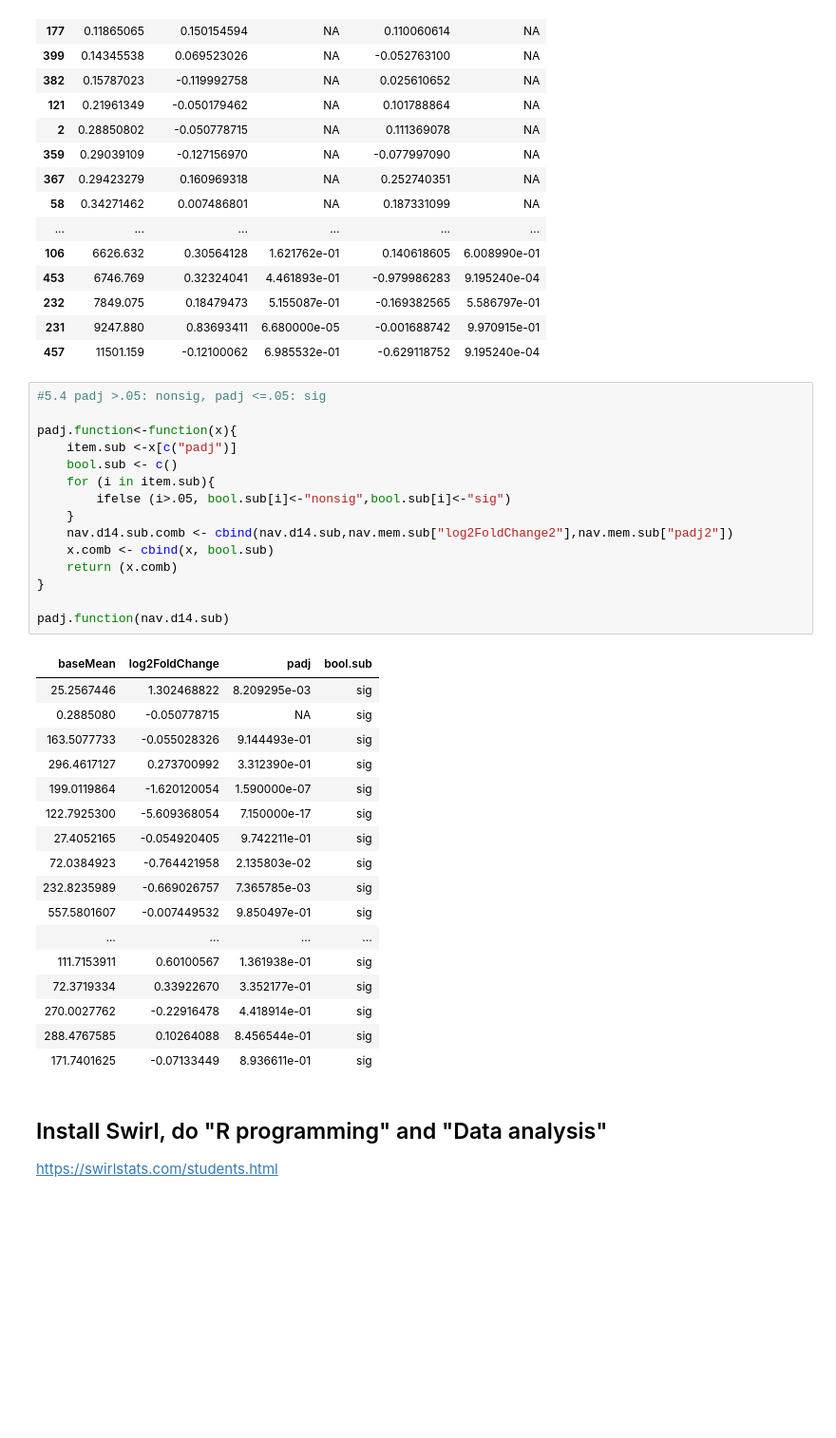
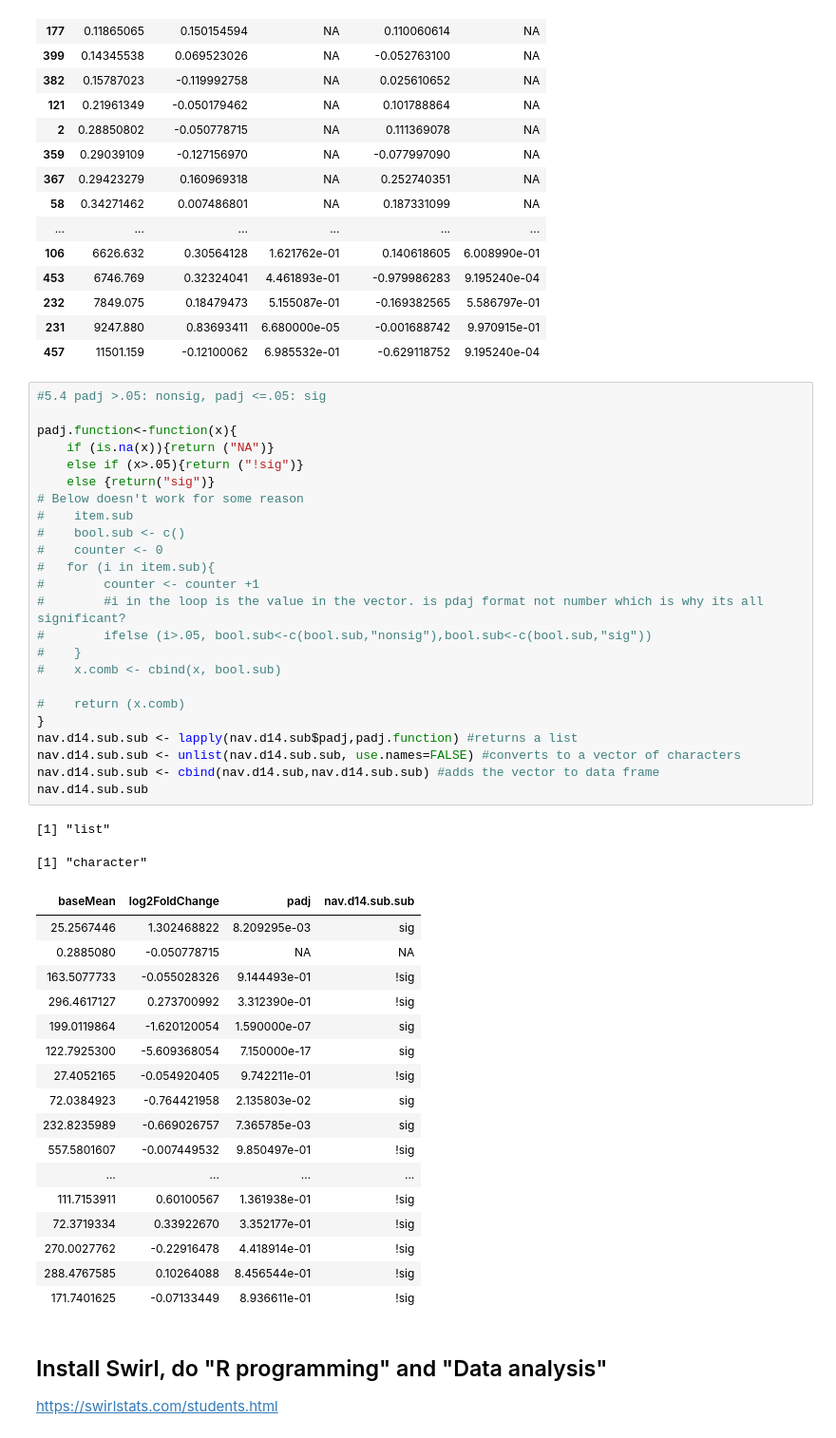
Before and after one commit to turoger/Applied-Bioinformatics-HW, a Jupyter notebook: Unit1-module2-R/R.intro.2.ipynb, the cells around one changed output. Shown at 95% size. Cells and saved outputs as stored; diff of their text form; blank space fills up the shorter version.

```diff
--- a/Unit1-module2-R/R.intro.2.ipynb
+++ b/Unit1-module2-R/R.intro.2.ipynb
@@ -635,39 +635,50 @@ nav.d14.sub.comb.sort
 | 232 | 7849.075 | 0.18479473 | 5.155087e-01 | -0.169382565 | 5.586797e-01 |
 | 231 | 9247.880 | 0.83693411 | 6.680000e-05 | -0.001688742 | 9.970915e-01 |
 | 457 | 11501.159 | -0.12100062 | 6.985532e-01 | -0.629118752 | 9.195240e-04 |
-# %%
-#5.4 padj >.05: nonsig, padj <=.05: sig
-
-padj.function<-function(x){
-    item.sub <-x[c("padj")]
-    bool.sub <- c()
-    for (i in item.sub){
-        ifelse (i>.05, bool.sub[i]<-"nonsig",bool.sub[i]<-"sig")
-    }
-    nav.d14.sub.comb <- cbind(nav.d14.sub,nav.mem.sub["log2FoldChange2"],nav.mem.sub["padj2"])
-    x.comb <- cbind(x, bool.sub)
-    return (x.comb)
-}
-
-padj.function(nav.d14.sub)
-# %% [output]
-| baseMean | log2FoldChange | padj | bool.sub |
-| 25.2567446 | 1.302468822 | 8.209295e-03 | sig |
-| 0.2885080 | -0.050778715 | NA | sig |
-| 163.5077733 | -0.055028326 | 9.144493e-01 | sig |
-| 296.4617127 | 0.273700992 | 3.312390e-01 | sig |
-| 199.0119864 | -1.620120054 | 1.590000e-07 | sig |
-| 122.7925300 | -5.609368054 | 7.150000e-17 | sig |
-| 27.4052165 | -0.054920405 | 9.742211e-01 | sig |
-| 72.0384923 | -0.764421958 | 2.135803e-02 | sig |
-| 232.8235989 | -0.669026757 | 7.365785e-03 | sig |
-| 557.5801607 | -0.007449532 | 9.850497e-01 | sig |
-| ... | ... | ... | ... |
-| 111.7153911 | 0.60100567 | 1.361938e-01 | sig |
-| 72.3719334 | 0.33922670 | 3.352177e-01 | sig |
-| 270.0027762 | -0.22916478 | 4.418914e-01 | sig |
-| 288.4767585 | 0.10264088 | 8.456544e-01 | sig |
-| 171.7401625 | -0.07133449 | 8.936611e-01 | sig |
+# %%
+#5.4 padj >.05: nonsig, padj <=.05: sig
+
+padj.function<-function(x){
+    if (is.na(x)){return ("NA")}
+    else if (x>.05){return ("!sig")}
+    else {return("sig")}
+# Below doesn't work for some reason
+#    item.sub
+#    bool.sub <- c()
+#    counter <- 0
+#   for (i in item.sub){
+#        counter <- counter +1
+#        #i in the loop is the value in the vector. is pdaj format not number which is why its all significant?
+#        ifelse (i>.05, bool.sub<-c(bool.sub,"nonsig"),bool.sub<-c(bool.sub,"sig"))
+#    }
+#    x.comb <- cbind(x, bool.sub)
+
+#    return (x.comb)
+}
+nav.d14.sub.sub <- lapply(nav.d14.sub$padj,padj.function) #returns a list
+nav.d14.sub.sub <- unlist(nav.d14.sub.sub, use.names=FALSE) #converts to a vector of characters
+nav.d14.sub.sub <- cbind(nav.d14.sub,nav.d14.sub.sub) #adds the vector to data frame
+nav.d14.sub.sub
+# %% [output]
+[1] "list"
+[1] "character"
+| baseMean | log2FoldChange | padj | nav.d14.sub.sub |
+| 25.2567446 | 1.302468822 | 8.209295e-03 | sig |
+| 0.2885080 | -0.050778715 | NA | NA |
+| 163.5077733 | -0.055028326 | 9.144493e-01 | !sig |
+| 296.4617127 | 0.273700992 | 3.312390e-01 | !sig |
+| 199.0119864 | -1.620120054 | 1.590000e-07 | sig |
+| 122.7925300 | -5.609368054 | 7.150000e-17 | sig |
+| 27.4052165 | -0.054920405 | 9.742211e-01 | !sig |
+| 72.0384923 | -0.764421958 | 2.135803e-02 | sig |
+| 232.8235989 | -0.669026757 | 7.365785e-03 | sig |
+| 557.5801607 | -0.007449532 | 9.850497e-01 | !sig |
+| ... | ... | ... | ... |
+| 111.7153911 | 0.60100567 | 1.361938e-01 | !sig |
+| 72.3719334 | 0.33922670 | 3.352177e-01 | !sig |
+| 270.0027762 | -0.22916478 | 4.418914e-01 | !sig |
+| 288.4767585 | 0.10264088 | 8.456544e-01 | !sig |
+| 171.7401625 | -0.07133449 | 8.936611e-01 | !sig |
 # %% [markdown]
 ## Install Swirl,  do "R programming" and "Data analysis"
 https://swirlstats.com/students.html
```
